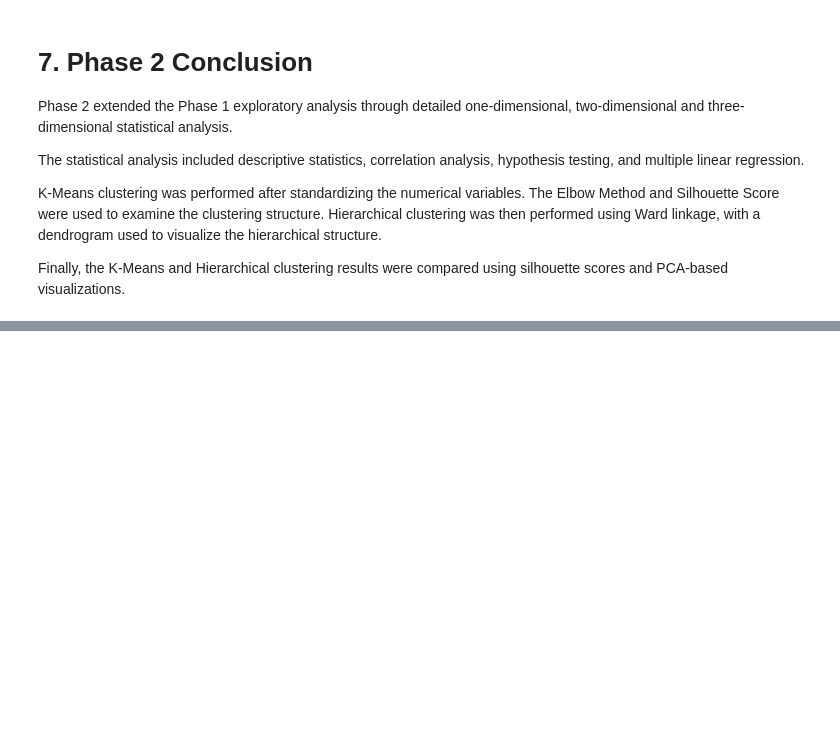
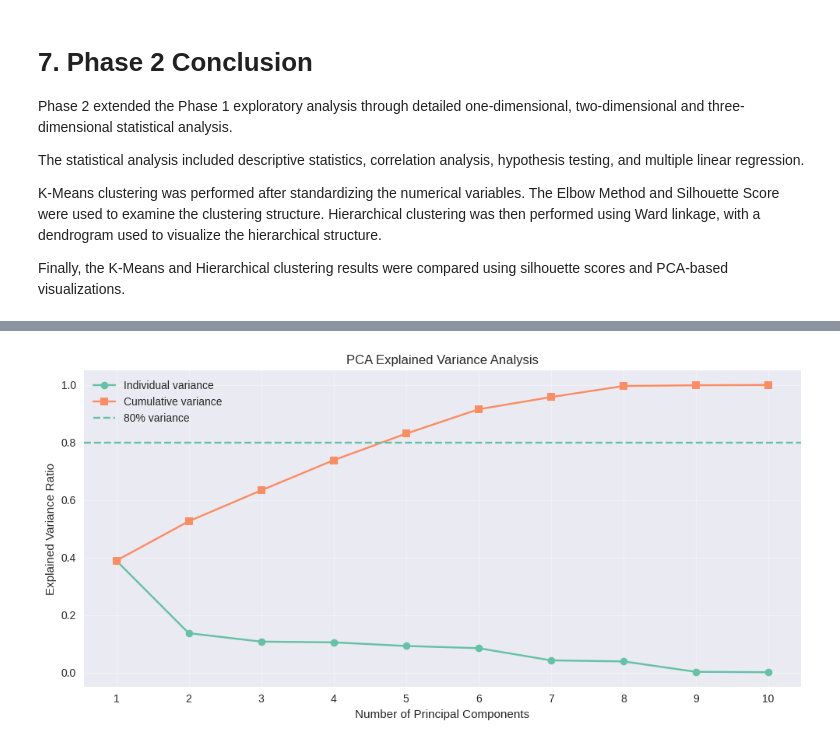
Before and after one commit to Harishree2005/Hari-Shree-P, a Jupyter notebook: Phase1_EDA_Bank_Marketing.ipynb, the cells around one changed output, grey strips where cells are left out. Cells and saved outputs as stored; diff of their text form; code cells hidden in the pictures; blank space fills up the shorter version.

Commit message:
Added PCA analysis for Phase 2

```diff
--- a/Phase1_EDA_Bank_Marketing.ipynb
+++ b/Phase1_EDA_Bank_Marketing.ipynb
@@ -1401,0 +1464,32 @@ Finally, the K-Means and Hierarchical clustering results were compared using sil
+# %%
+components = np.arange(
+    1, len(pca.explained_variance_ratio_) + 1
+)
+plt.figure(figsize=(10, 5))
+plt.plot(
+    components,
+    pca.explained_variance_ratio_,
+    marker='o',
+    label='Individual variance'
+)
+plt.plot(
+    components,
+    np.cumsum(pca.explained_variance_ratio_),
+    marker='s',
+    label='Cumulative variance'
+)
+plt.axhline(
+    y=0.80,
+    linestyle='--',
+    label='80% variance'
+)
+plt.xlabel('Number of Principal Components')
+plt.ylabel('Explained Variance Ratio')
+plt.title('PCA Explained Variance Analysis')
+plt.xticks(components)
+plt.grid(alpha=0.3)
+plt.legend()
+plt.tight_layout()
+plt.show()
+# %% [output]
+[figure, added]
```
Also changed, not shown: parts of 3 cells of this notebook.
